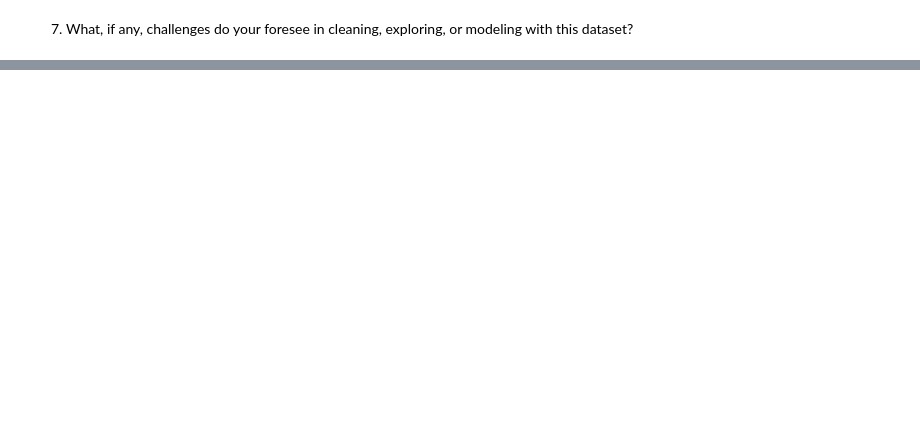
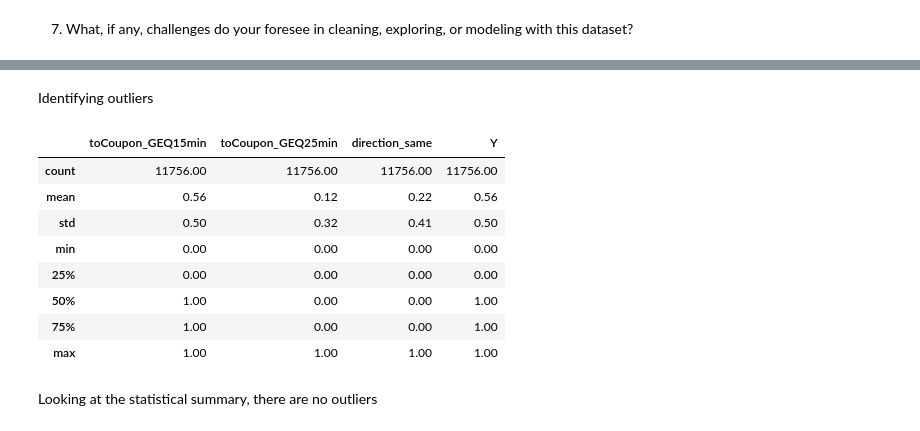
Before and after one commit to Oruka01/Food-Sale-Predictions, a Jupyter notebook: Project_2_Part_1.ipynb, the cells around one changed output, grey strips where cells are left out. Saved outputs shown, nothing was run; the diff lists cells and outputs as text; code cells hidden in the pictures; blank space fills up the shorter version.

```diff
--- a/Project_2_Part_1.ipynb
+++ b/Project_2_Part_1.ipynb
@@ -170,0 +248,5 @@ Length: 12684, dtype: bool
+# %%
+# Based on the number of the missing values as compared to ther available values, lets to drop the missing values
+# because they are not significantly many to cause a big change in the resultant analysis
+
+df.dropna(subset=['CoffeeHouse'], inplace=True)
@@ -170,0 +267,5 @@ Length: 12684, dtype: bool
+# %%
+# Based on the number of the missing values as compared to ther available values, lets to drop the missing values
+# because they are not significantly many to cause a big change in the resultant analysis
+
+df.dropna(subset=['CarryAway'], inplace=True)
@@ -170,0 +286,5 @@ Length: 12684, dtype: bool
+# %%
+# Based on the number of the missing values as compared to ther available values, lets to drop the missing values
+# because they are not significantly many to cause a big change in the resultant analysis
+
+df.dropna(subset=['RestaurantLessThan20'], inplace=True)
@@ -170,0 +305,5 @@ Length: 12684, dtype: bool
+# %%
+# Based on the number of the missing values as compared to ther available values, lets to drop the missing values
+# because they are not significantly many to cause a big change in the resultant analysis
+
+df.dropna(subset=['Restaurant20To50'], inplace=True)
@@ -170,0 +359,16 @@ Length: 12684, dtype: bool
+# %% [markdown]
+Identifying outliers
+# %%
+df.describe().round(2)
+# %% [output]
+|  | toCoupon_GEQ15min | toCoupon_GEQ25min | direction_same | Y |
+| count | 11756.00 | 11756.00 | 11756.00 | 11756.00 |
+| mean | 0.56 | 0.12 | 0.22 | 0.56 |
+| std | 0.50 | 0.32 | 0.41 | 0.50 |
+| min | 0.00 | 0.00 | 0.00 | 0.00 |
+| 25% | 0.00 | 0.00 | 0.00 | 0.00 |
+| 50% | 1.00 | 0.00 | 0.00 | 1.00 |
+| 75% | 1.00 | 0.00 | 0.00 | 1.00 |
+| max | 1.00 | 1.00 | 1.00 | 1.00 |
+# %% [markdown]
+Looking at the statistical summary, there are no outliers
```
Also changed, not shown: parts of 52 cells of this notebook.
